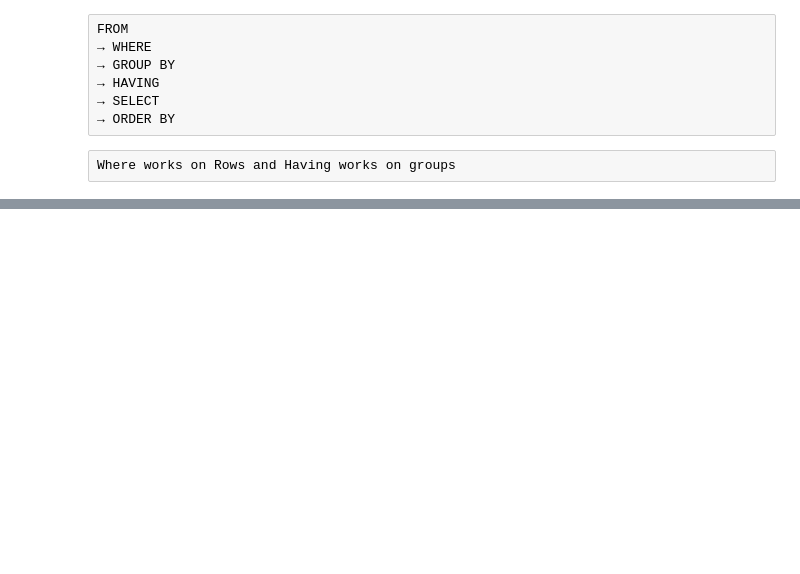
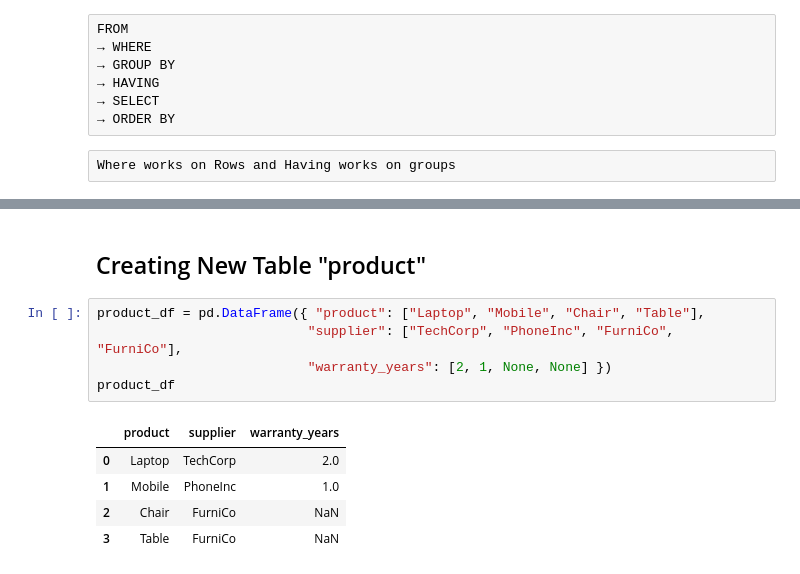
Before and after one commit to anshuman-shukla02/data-analysis-bootcamp, a Jupyter notebook: 01_data_analysis/notebooks/05_sql_analysis.ipynb, the cells around one changed output, grey strips where cells are left out. Drawn from its saved outputs; the diff is of its cells as text; blank space fills up the shorter version.

```diff
--- a/01_data_analysis/notebooks/05_sql_analysis.ipynb
+++ b/01_data_analysis/notebooks/05_sql_analysis.ipynb
@@ -103,0 +132,13 @@ Where works on Rows and Having works on groups
+# %% [markdown]
+## Creating New Table "product"
+# %%
+product_df = pd.DataFrame({ "product": ["Laptop", "Mobile", "Chair", "Table"],
+                           "supplier": ["TechCorp", "PhoneInc", "FurniCo", "FurniCo"],
+                           "warranty_years": [2, 1, None, None] })
+product_df
+# %% [output]
+|  | product | supplier | warranty_years |
+| 0 | Laptop | TechCorp | 2.0 |
+| 1 | Mobile | PhoneInc | 1.0 |
+| 2 | Chair | FurniCo | NaN |
+| 3 | Table | FurniCo | NaN |
```
Also changed, not shown: parts of 27 cells of this notebook.
